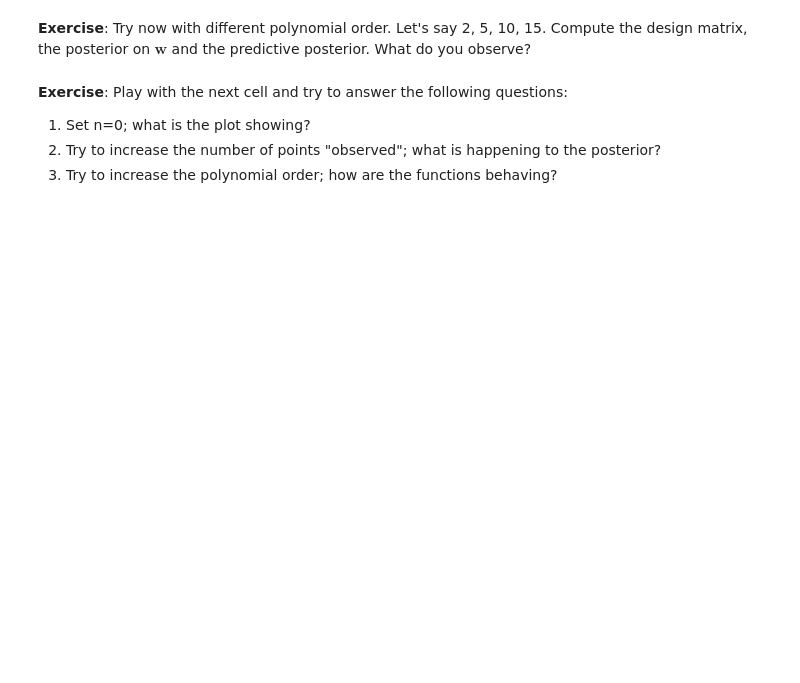
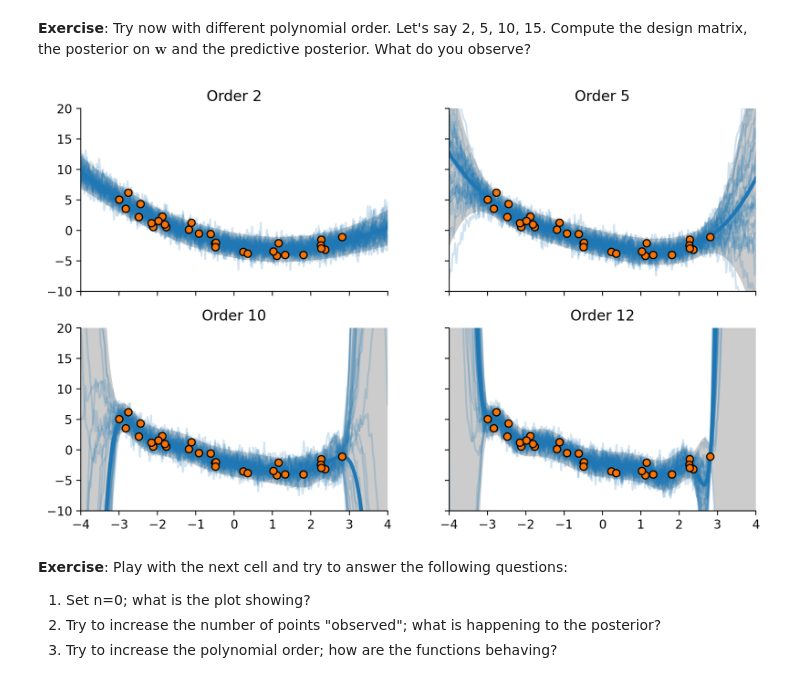
Before and after one commit to Filan616/Filan616, a Jupyter notebook: ASI/lab_week3/Bayesian_Linear_Regression.ipynb, the cells around one changed output. Cells and saved outputs as stored; diff of their text form; code cells hidden in the pictures; blank space fills up the shorter version.

```diff
--- a/ASI/lab_week3/Bayesian_Linear_Regression.ipynb
+++ b/ASI/lab_week3/Bayesian_Linear_Regression.ipynb
@@ -300,31 +334,38 @@ plt.show()
 # %%
 def bayesian_linear_regression(x, y, xt, K, sn2, sw2):
     # @@ COMPLETE @@ #
     # X = ...
     # Xt = ...
     # w_posterior_mean, w_posterior_cov = ...
     # y_mean, y_var = ...
     # samples = ...
+    X = build_features(x, K)
+    Xt = build_features(xt, K)
+    w_posterior_mean, w_posterior_cov = compute_posterior(X, y, sw2, sn2)
+    y_mean, y_var = compute_predictive(Xt, w_posterior_mean, w_posterior_cov, sn2)
+    samples = sample(Xt, w_posterior_mean, w_posterior_cov, sn2, N=30)
     return y_mean, y_var, samples
 
 
 poly_orders = [2, 5, 10, 12]
 
 fig, axs = plt.subplots(2, 2, figsize=[10, 6], sharex=True, sharey=True)
 axs = axs.reshape(-1)
 for ax, K in zip(axs, poly_orders):
     y_mean, y_var, samples = bayesian_linear_regression(x, y, xt, K, sn2, sw2)
 
     lb = y_mean - 2 * np.sqrt(y_var)
     ub = y_mean + 2 * np.sqrt(y_var)
 
     ax.fill_between(xt, lb, ub, color=".80", lw=0)
     ax.plot(xt, samples.T, "tab:blue", alpha=0.2)
     ax.plot(xt, y_mean, color="tab:blue", lw=3)
     ax.scatter(x, y, edgecolor="black", linewidth=1, facecolor="xkcd:orange", zorder=10)
     ax.set_ylim(-10, 20)
     ax.set_title("Order %d" % K)
 plt.show()
+# %% [output]
+[figure, added]
 # %% [markdown]
 **Exercise**:
 Play with the next cell and try to answer the following questions:
```
Also changed, not shown: parts of 23 cells of this notebook.
